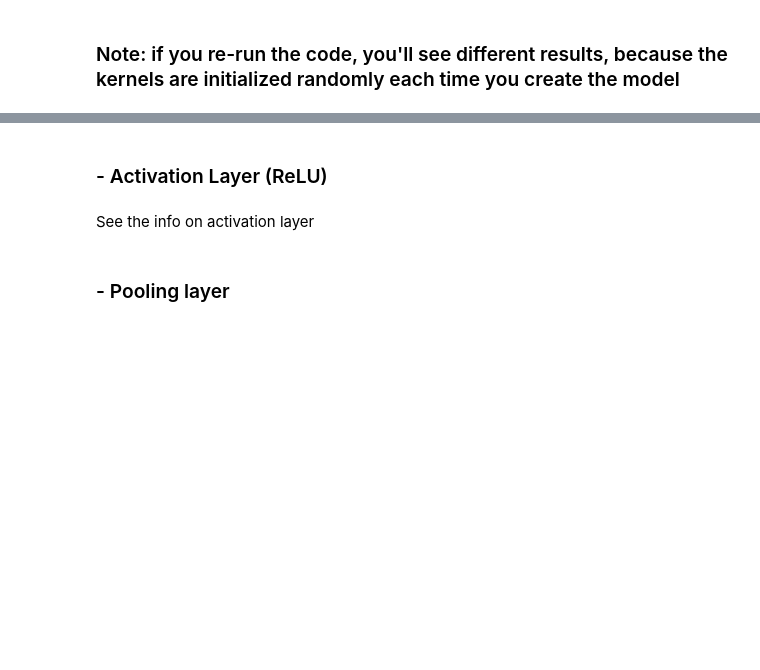
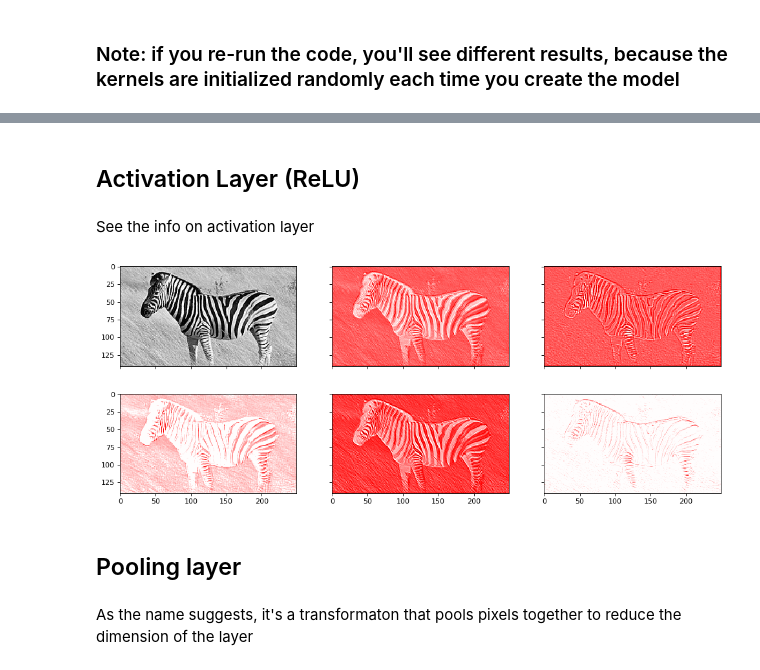
Before and after one commit to streamnsight/cnn, a Jupyter notebook: Intro to CNNs.ipynb, the cells around one changed output, grey strips where cells are left out. Saved outputs shown, nothing was run; the diff lists cells and outputs as text; code cells hidden in the pictures; blank space fills up the shorter version.

```diff
--- a/Intro to CNNs.ipynb
+++ b/Intro to CNNs.ipynb
@@ -106,4 +144,10 @@ ax[1,1].imshow(output[2], cmap='gray')
 # %% [markdown]
-### - Activation Layer (ReLU)
+## Activation Layer (ReLU)
 # %% [markdown]
 See the info on activation layer
+# %%
+model2 = nn.ReLU()
+# %%
+output2 = model2(output)
+# %%
+o2 = output2.detach().numpy().squeeze()
@@ -110,2 +162,12 @@ See the info on activation layer
+# %%
+fig, ax = plt.subplots(nrows=r, ncols=c, figsize=(15, 3 * r), dpi=80, sharex=True, sharey=True)
+ax[0, 0].imshow(gray1, cmap='gray', vmin=0.0, vmax=1.0)
+for id in range(1, m):
+    ix = np.where(index==id)
+    ax[ix[0][0], ix[1][0]].imshow(o2[id - 1], cmap='seismic', vmin=-1.0, vmax=1.0)
+# %% [output]
+[figure, added]
 # %% [markdown]
-### - Pooling layer
+## Pooling layer
+# %% [markdown]
+As the name suggests, it's a transformaton that pools pixels together to reduce the dimension of the layer
```
Also changed, not shown: parts of 36 cells of this notebook, 2 other files.
